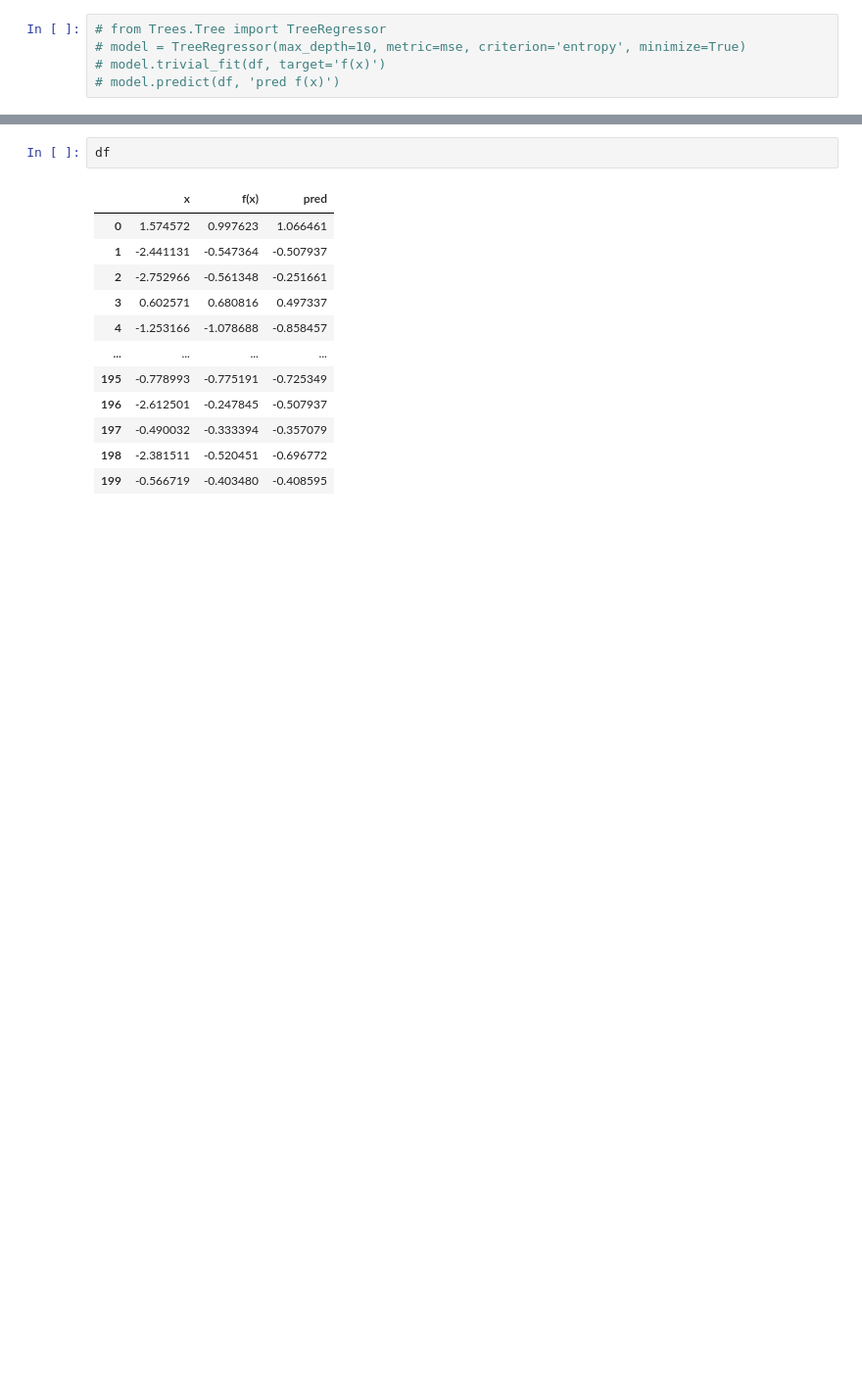
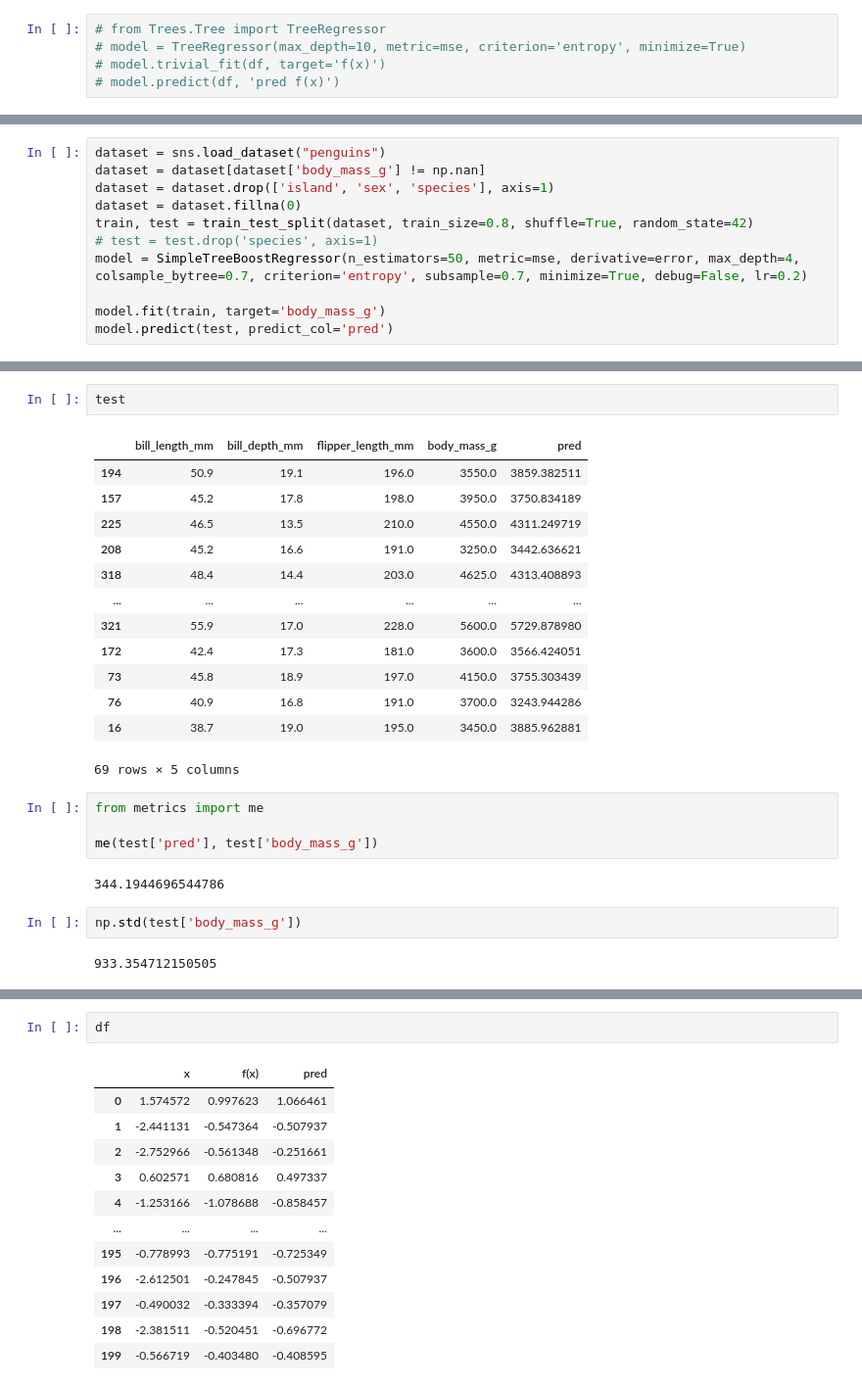
Before and after one commit to sssqweeeed/handmade-ml, a Jupyter notebook: Boosting/test_simple_boost.ipynb, the cells around one changed output, grey strips where cells are left out. Shown at 98% size. Cells and saved outputs as stored; diff of their text form; blank space fills up the shorter version.

```diff
--- a/Boosting/test_simple_boost.ipynb
+++ b/Boosting/test_simple_boost.ipynb
@@ -61,0 +51,11 @@ sns.scatterplot(data = df, x = 'x', y = 'pred')
+# %%
+dataset = sns.load_dataset("penguins")
+dataset = dataset[dataset['body_mass_g'] != np.nan]
+dataset = dataset.drop(['island', 'sex', 'species'], axis=1)
+dataset = dataset.fillna(0)
+train, test = train_test_split(dataset, train_size=0.8, shuffle=True, random_state=42)
+# test = test.drop('species', axis=1)
+model = SimpleTreeBoostRegressor(n_estimators=50, metric=mse, derivative=error, max_depth=4, colsample_bytree=0.7, criterion='entropy', subsample=0.7, minimize=True, debug=False, lr=0.2)
+
+model.fit(train, target='body_mass_g')
+model.predict(test, predict_col='pred')
@@ -61,0 +80,26 @@ sns.scatterplot(data = df, x = 'x', y = 'pred')
+# %%
+test
+# %% [output]
+|  | bill_length_mm | bill_depth_mm | flipper_length_mm | body_mass_g | pred |
+| 194 | 50.9 | 19.1 | 196.0 | 3550.0 | 3859.382511 |
+| 157 | 45.2 | 17.8 | 198.0 | 3950.0 | 3750.834189 |
+| 225 | 46.5 | 13.5 | 210.0 | 4550.0 | 4311.249719 |
+| 208 | 45.2 | 16.6 | 191.0 | 3250.0 | 3442.636621 |
+| 318 | 48.4 | 14.4 | 203.0 | 4625.0 | 4313.408893 |
+| ... | ... | ... | ... | ... | ... |
+| 321 | 55.9 | 17.0 | 228.0 | 5600.0 | 5729.878980 |
+| 172 | 42.4 | 17.3 | 181.0 | 3600.0 | 3566.424051 |
+| 73 | 45.8 | 18.9 | 197.0 | 4150.0 | 3755.303439 |
+| 76 | 40.9 | 16.8 | 191.0 | 3700.0 | 3243.944286 |
+| 16 | 38.7 | 19.0 | 195.0 | 3450.0 | 3885.962881 |
+69 rows × 5 columns
+# %%
+from metrics import me
+
+me(test['pred'], test['body_mass_g'])
+# %% [output]
+344.1944696544786
+# %%
+np.std(test['body_mass_g'])
+# %% [output]
+933.354712150505
```
Also changed, not shown: parts of 6 cells of this notebook, 6 other files.
